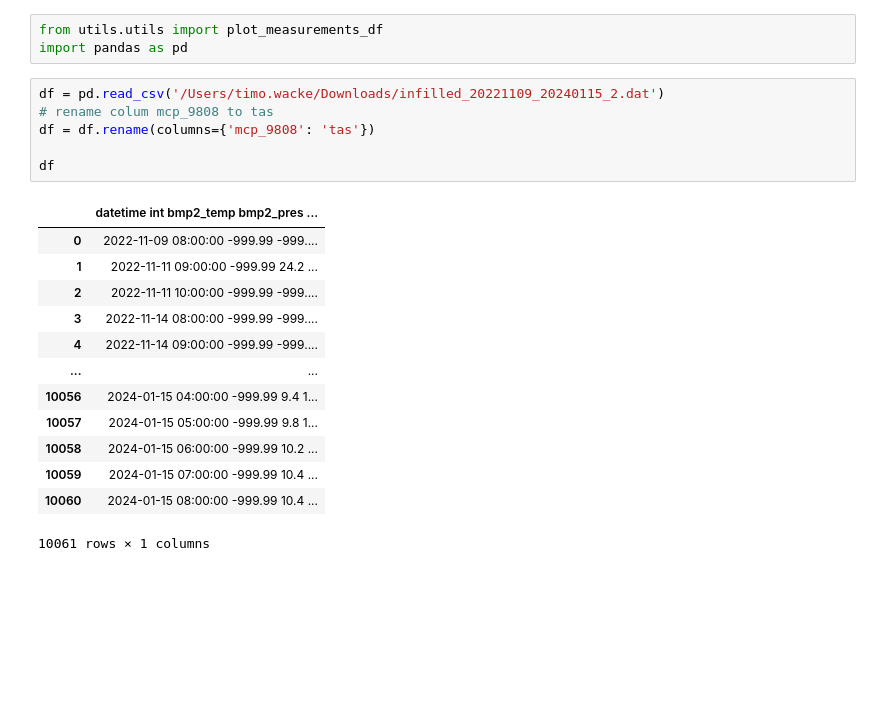
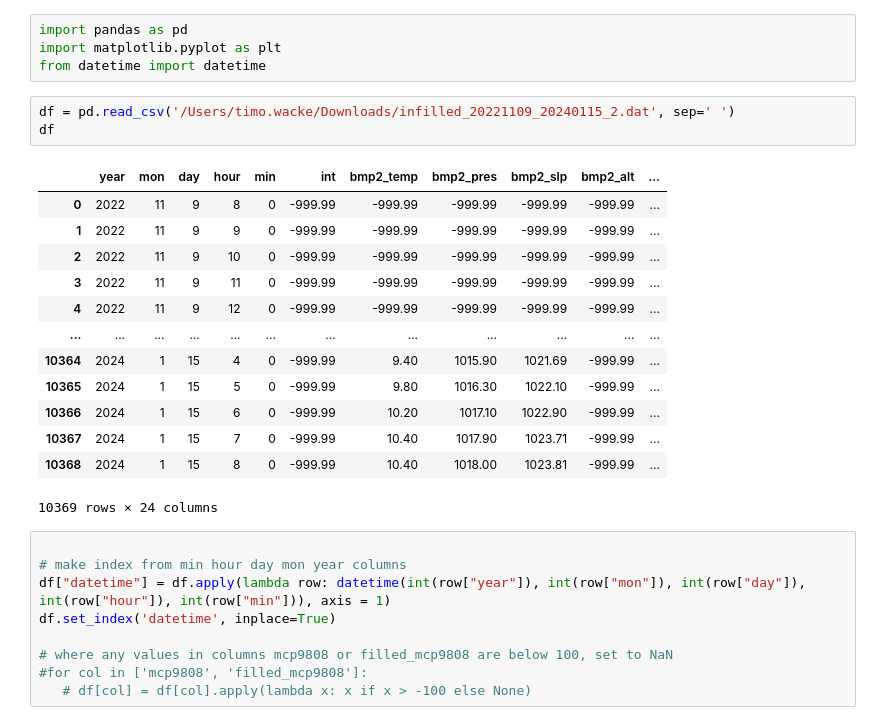
Before and after one commit to Ferdinand1123/digital-twin-for-weather-station, a Jupyter notebook: plot_infilled.ipynb, the cells around one changed output. Saved outputs shown, nothing was run; the diff lists cells and outputs as text; blank space fills up the shorter version.

```diff
--- a/plot_infilled.ipynb
+++ b/plot_infilled.ipynb
@@ -1,23 +1,30 @@
-# %%
-from utils.utils import plot_measurements_df
-import pandas as pd
+# %%
+import pandas as pd
+import matplotlib.pyplot as plt
+from datetime import datetime
 # %%
-df = pd.read_csv('/Users/timo.wacke/Downloads/infilled_20221109_20240115_2.dat')
-# rename colum mcp_9808 to tas
-df = df.rename(columns={'mcp_9808': 'tas'})
-
+df = pd.read_csv('/Users/timo.wacke/Downloads/infilled_20221109_20240115_2.dat', sep=' ')
 df
 # %% [output]
-|  | datetime int bmp2_temp bmp2_pres ... |
-| 0 | 2022-11-09 08:00:00 -999.99 -999.... |
-| 1 | 2022-11-11 09:00:00 -999.99 24.2 ... |
-| 2 | 2022-11-11 10:00:00 -999.99 -999.... |
-| 3 | 2022-11-14 08:00:00 -999.99 -999.... |
-| 4 | 2022-11-14 09:00:00 -999.99 -999.... |
-| ... | ... |
-| 10056 | 2024-01-15 04:00:00 -999.99 9.4 1... |
-| 10057 | 2024-01-15 05:00:00 -999.99 9.8 1... |
-| 10058 | 2024-01-15 06:00:00 -999.99 10.2 ... |
-| 10059 | 2024-01-15 07:00:00 -999.99 10.4 ... |
-| 10060 | 2024-01-15 08:00:00 -999.99 10.4 ... |
+|  | year | mon | day | hour | min | int | bmp2_temp | bmp2_pres | bmp2_slp | bmp2_alt | ... |
+| 0 | 2022 | 11 | 9 | 8 | 0 | -999.99 | -999.99 | -999.99 | -999.99 | -999.99 | ... |
+| 1 | 2022 | 11 | 9 | 9 | 0 | -999.99 | -999.99 | -999.99 | -999.99 | -999.99 | ... |
+| 2 | 2022 | 11 | 9 | 10 | 0 | -999.99 | -999.99 | -999.99 | -999.99 | -999.99 | ... |
+| 3 | 2022 | 11 | 9 | 11 | 0 | -999.99 | -999.99 | -999.99 | -999.99 | -999.99 | ... |
+| 4 | 2022 | 11 | 9 | 12 | 0 | -999.99 | -999.99 | -999.99 | -999.99 | -999.99 | ... |
+| ... | ... | ... | ... | ... | ... | ... | ... | ... | ... | ... | ... |
+| 10364 | 2024 | 1 | 15 | 4 | 0 | -999.99 | 9.40 | 1015.90 | 1021.69 | -999.99 | ... |
+| 10365 | 2024 | 1 | 15 | 5 | 0 | -999.99 | 9.80 | 1016.30 | 1022.10 | -999.99 | ... |
+| 10366 | 2024 | 1 | 15 | 6 | 0 | -999.99 | 10.20 | 1017.10 | 1022.90 | -999.99 | ... |
+| 10367 | 2024 | 1 | 15 | 7 | 0 | -999.99 | 10.40 | 1017.90 | 1023.71 | -999.99 | ... |
+| 10368 | 2024 | 1 | 15 | 8 | 0 | -999.99 | 10.40 | 1018.00 | 1023.81 | -999.99 | ... |
-10061 rows × 1 columns
+10369 rows × 24 columns
+# %%
+
+# make index from min hour day mon year columns
+df["datetime"] = df.apply(lambda row: datetime(int(row["year"]), int(row["mon"]), int(row["day"]), int(row["hour"]), int(row["min"])), axis = 1)
+df.set_index('datetime', inplace=True)
+
+# where any values in columns mcp9808 or filled_mcp9808 are below 100, set to NaN
+#for col in ['mcp9808', 'filled_mcp9808']:
+   # df[col] = df[col].apply(lambda x: x if x > -100 else None)
```
Also changed, not shown: parts of 2 cells of this notebook, 1 other file.
